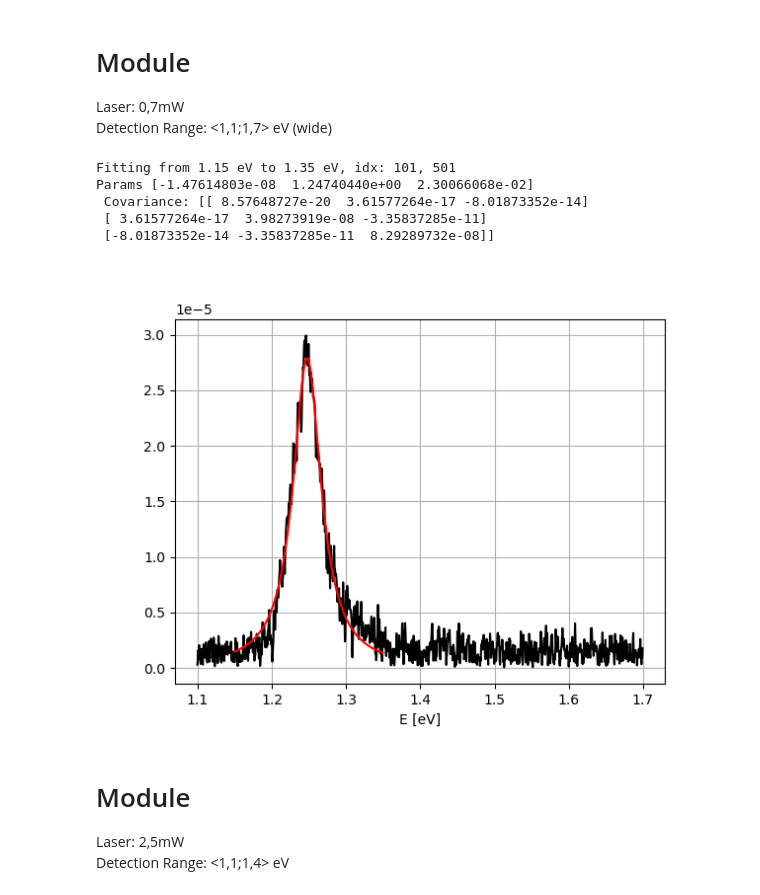
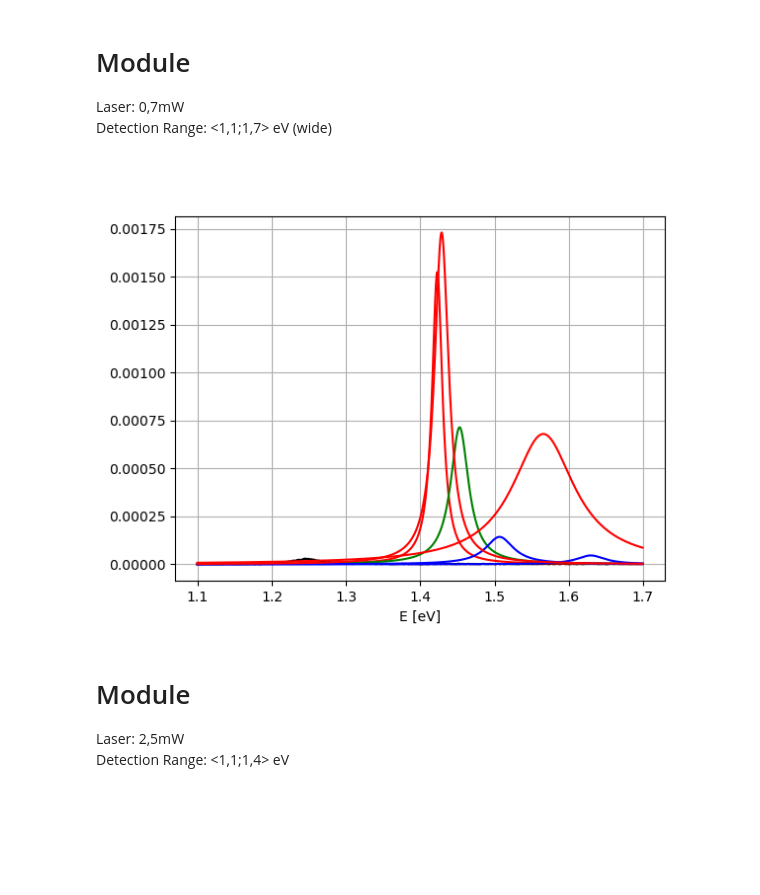
Before and after one commit to Jatsekku/pwr-spectroscopy-p2, a Jupyter notebook: spectro2.ipynb, the cells around one changed output. Cells and saved outputs as stored; diff of their text form; code cells hidden in the pictures; blank space fills up the shorter version.

Commit message:
feat(jupyter): Add module peaks

```diff
--- a/spectro2.ipynb
+++ b/spectro2.ipynb
@@ -367,14 +427,16 @@ plt.xlabel('E [eV]')
 plt.grid(True)
 plt.show()
 
-global_results['T3'] = Result(
+global_results_wr['T3'] = Result(
     name = 'PR WR III transition',
     color = 'blue',
     energy_start = start_energy,
     energy_idx_start = start_idx,
     energy_stop = stop_energy,
     energy_idx_stop = stop_idx,
-    fitted_params = params_final,
+    sd = 1,
+    n = n,
+    fitted_params = fit_pr1_to_dict(params_final),
     covariance = covariance,
     y_fitted = y_fitted,
     x_fit = x_fit
@@ -441,14 +503,16 @@ plt.xlabel('E [eV]')
 plt.grid(True)
 plt.show()
 
-global_results['T4'] = Result(
+global_results_wr['T4'] = Result(
     name = 'PR WR IV transition',
     color = 'red',
     energy_start = start_energy,
     energy_idx_start = start_idx,
     energy_stop = stop_energy,
     energy_idx_stop = stop_idx,
-    fitted_params = params_final,
+    sd = 1,
+    n = n,
+    fitted_params = fit_pr1_to_dict(params_final),
     covariance = covariance,
     y_fitted = y_fitted,
     x_fit = x_fit
@@ -509,14 +573,16 @@ plt.xlabel('E [eV]')
 plt.grid(True)
 plt.show()
 
-global_results['T5'] = Result(
+global_results_wr['T5'] = Result(
     name = 'PR WR V transition',
     color = 'blue',
     energy_start = start_energy,
     energy_idx_start = start_idx,
     energy_stop = stop_energy,
     energy_idx_stop = stop_idx,
-    fitted_params = params_final,
+    sd = 1,
+    n = n,
+    fitted_params = fit_pr1_to_dict(params_final),
     covariance = covariance,
     y_fitted = y_fitted,
     x_fit = x_fit
@@ -635,48 +701,49 @@ Detection Range: <1,1;1,7> eV (wide)
 # %%
 # Fitting range for the fourth transition
 start_energy, stop_energy = 1.15, 1.35
 
 # Fitting params
 n = 2
 params1 = [
     0.001, #D
     0.001, #E
     0.001, #G
 ]
 
 # Single function used
 fit_module = fit_module_generic(n)
 
 energy_wr = pl07wr_df['energy']
 ac_x_wr = pl07wr_df['AC_X']
 ac_y_wr = pl07wr_df['AC_Y']
 r_wr = pl07wr_df['AC_R']
 r_calc_wr = np.sqrt((ac_x_wr**2)+(ac_y_wr**2))
 
-start_idx, stop_idx = ((energy_wr - start_energy).abs().idxmin()), ((energy_wr - stop_energy).abs().idxmin())
-print(f'Fitting from {start_energy} eV to {stop_energy} eV, idx: {start_idx}, {stop_idx}')
+# start_idx, stop_idx = ((energy_wr - start_energy).abs().idxmin()), ((energy_wr - stop_energy).abs().idxmin())
+# print(f'Fitting from {start_energy} eV to {stop_energy} eV, idx: {start_idx}, {stop_idx}')
 
-x_fit, y_fit = energy_wr[start_idx:stop_idx], r_wr[start_idx:stop_idx]
+# x_fit, y_fit = energy_wr[start_idx:stop_idx], r_wr[start_idx:stop_idx]
 
-initial_guess = params1
-params_final, covariance = curve_fit(fit_module, x_fit, y_fit, p0=initial_guess, maxfev=60000)
-print(f'Params {params_final}\n Covariance: {covariance}')
-y_fitted = fit_module(x_fit, *params_final)
+# initial_guess = params1
+# params_final, covariance = curve_fit(fit_module, x_fit, y_fit, p0=initial_guess, maxfev=60000)
+# print(f'Params {params_final}\n Covariance: {covariance}')
+# y_fitted = fit_module(x_fit, *params_final)
 
 plt.figure()
 plt.plot(energy_wr, r_wr, color='black')
-# plt.plot(energy_wr, r_calc_wr, color='blue')
-plt.plot(x_fit, y_fitted, color='red')
+for r in global_results_wr.values():
+    y = fit_module1_calc(r.n, energy_wr, r.fitted_params)
+    plt.plot(energy_wr, y, color=r.color)
+
+r = global_results_wr['T1']
+y = fit_module12_calc(r.n, energy_wr, r.fitted_params)
+plt.plot(energy_wr, y, color=r.color)
+
 plt.xlabel('E [eV]')
 plt.grid(True)
 plt.show()
 # %% [output]
-Fitting from 1.15 eV to 1.35 eV, idx: 101, 501
-Params [-1.47614803e-08  1.24740440e+00  2.30066068e-02]
- Covariance: [[ 8.57648727e-20  3.61577264e-17 -8.01873352e-14]
- [ 3.61577264e-17  3.98273919e-08 -3.35837285e-11]
- [-8.01873352e-14 -3.35837285e-11  8.29289732e-08]]
-[figure, old version]
+[figure, new version]
 # %% [markdown]
 # Module
 
```
Also changed, not shown: parts of 7 cells of this notebook.
